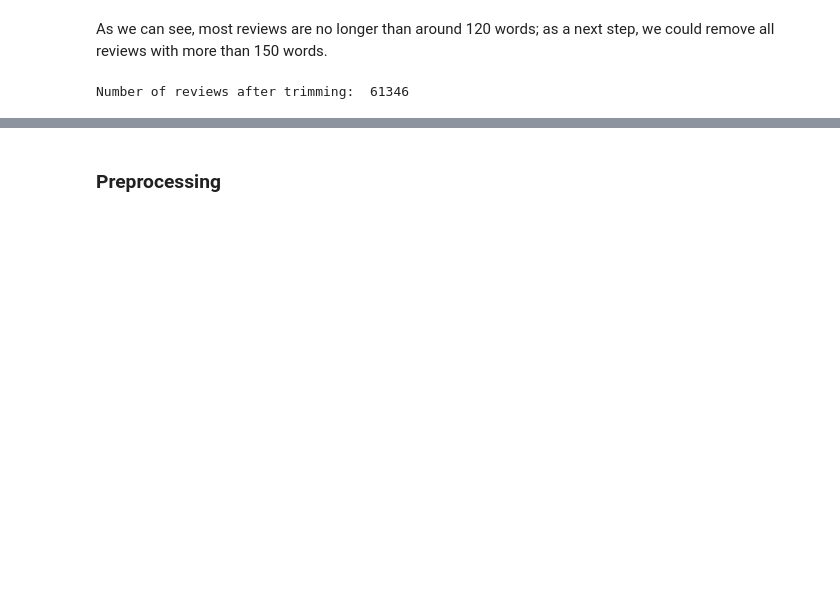
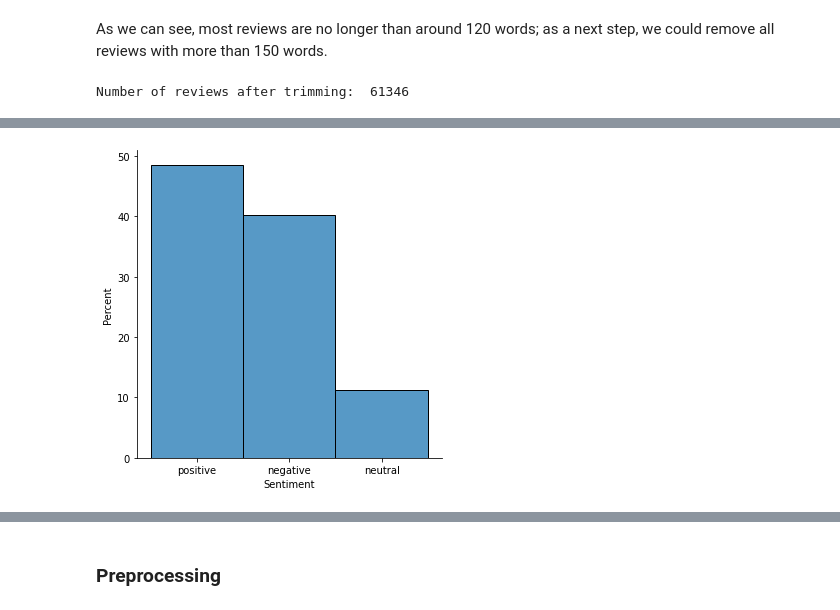
Before and after one commit to ashwininepa/NLP-Era, a Jupyter notebook: spotify_review_project/notebooks/reviews_eda.ipynb, the cells around one changed output, grey strips where cells are left out. Saved outputs shown, nothing was run; the diff lists cells and outputs as text; code cells hidden in the pictures; blank space fills up the shorter version.

```diff
--- a/spotify_review_project/notebooks/reviews_eda.ipynb
+++ b/spotify_review_project/notebooks/reviews_eda.ipynb
@@ -159,2 +160,13 @@ plt.show()
 # %%
 ## Code sentiment from rating (1 or 2 == bad, 3 == neutral, 4 or 5 == good)
+def get_sentiment(rating):
+    if rating == 1 or rating == 2:
+        return "negative"
+    if rating == 3:
+        return "neutral"
+    if rating == 4 or rating == 5:
+        return "positive"
+# %%
+data["Sentiment"] = data["Rating"].apply(get_sentiment)
+
+data.head(10)
@@ -161,4 +185,7 @@ plt.show()
 # %%
 ## Plot sentiment distribution (e.g. sns.histplot)
+ax = sns.displot(data=data, x='Sentiment', stat='percent');
+# %% [output]
+[figure, added]
 # %%
 ## Look for relationship between length and sentiment
```
Also changed, not shown: parts of 28 cells of this notebook.
